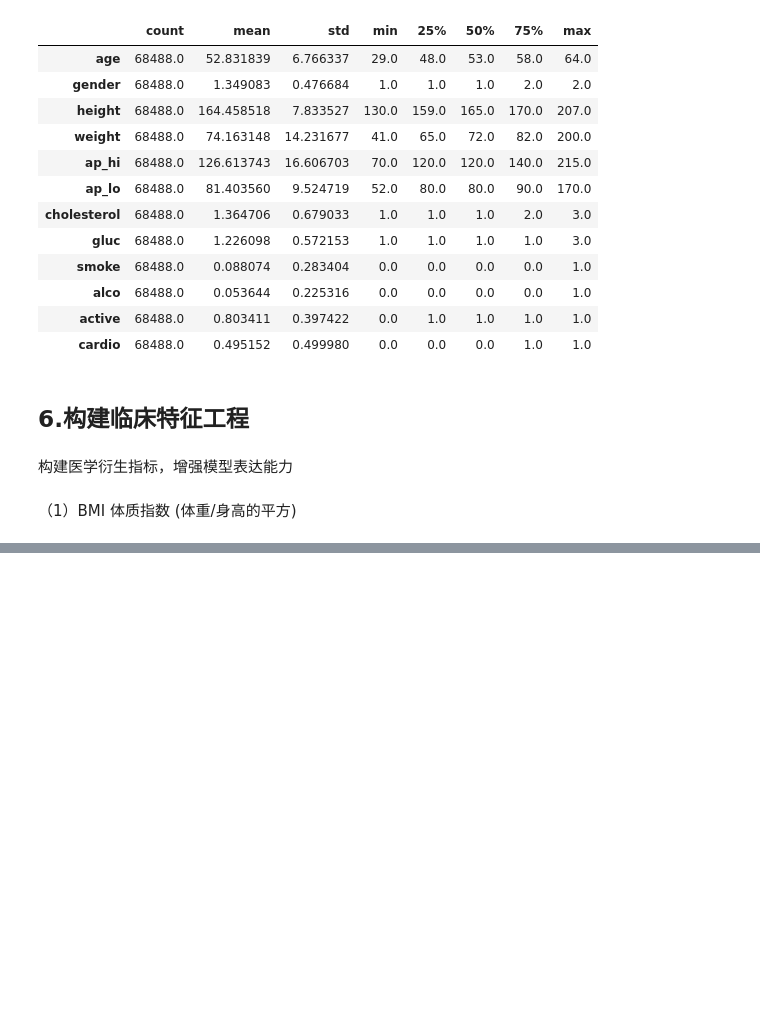
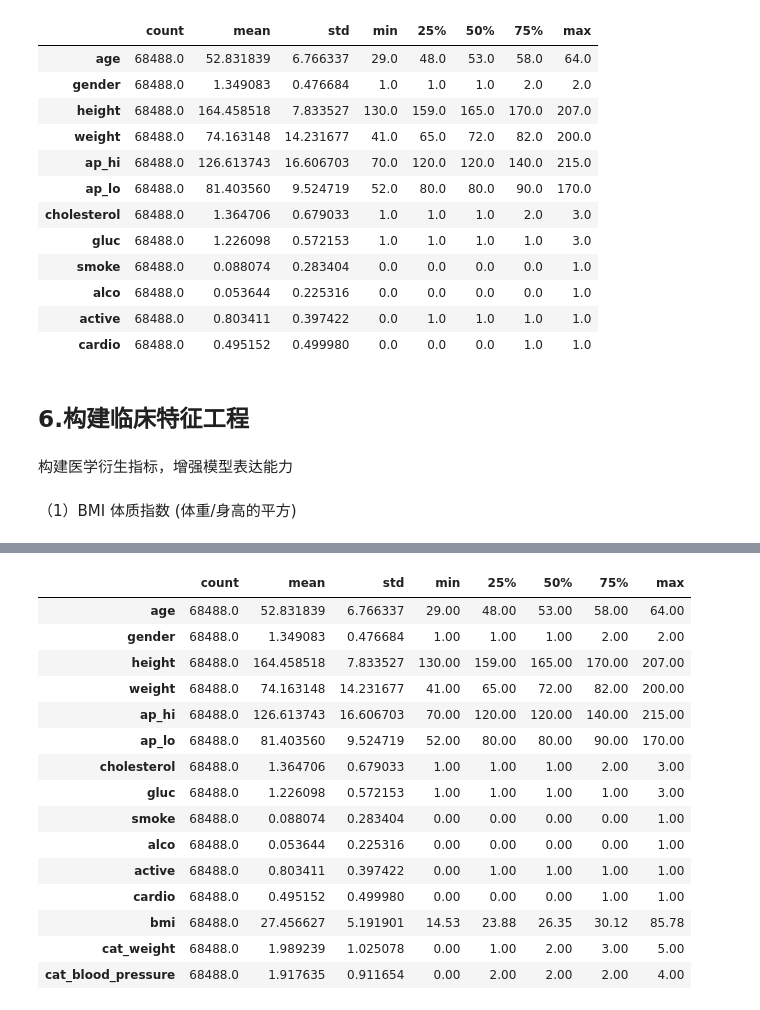
Before and after one commit to HLL007007/2026_Statistical_Modeling_School_Competition, a Jupyter notebook: main.ipynb, the cells around one changed output, grey strips where cells are left out. Saved outputs shown, nothing was run; the diff lists cells and outputs as text; code cells hidden in the pictures; blank space fills up the shorter version.

```diff
--- a/main.ipynb
+++ b/main.ipynb
@@ -67,7 +67,7 @@ np.random.seed(SEED)
 %matplotlib inline
 
 # Matplotlib 全局参数设置
-plt.style.use('bmh') # 截图中的 bmh 风格
+plt.style.use('bmh')
 plt.rcParams['figure.figsize'] = [16, 8]
 plt.rcParams['font.size'] = 18
 
@@ -79,21 +79,19 @@ pd.set_option('display.expand_frame_repr', False)
 sns.set()
 
 # --- 辅助函数 1：BMI 分类函数 ---
-# 0: Underweight, 1: Normal, 2: Overweight, 3: Obesity 1, 4: Obesity 2, 5: Morbid obesity
-def cat_bmi(bmi):
+# 0: 体重过轻, 1: 正常, 2: 超重, 3: 1级肥胖, 4: 2级肥胖, 5: 3级肥胖
     if bmi < 18.5:
-        return int(0) # 0: underweight
+        return int(0) # 0: 体重过轻
     elif 18.5 <= bmi < 25:
-        return int(1) # 1: normal
+        return int(1) # 1: 正常
     elif 25 <= bmi < 30:
-        return int(2) # 2: overweight (对应截图的 elevated/overweight)
+        return int(2) # 2: 超重
     elif 30 <= bmi < 35:
-        return int(3) # 3: obesity 1
+        return int(3) # 3: 1级肥胖
     elif 35 <= bmi < 40:
-        return int(4) # 4: obesity 2
+        return int(4) # 4: 2级肥胖
     else: # bmi >= 40
-        return int(5) # 5: morbid obesity
-
+        return int(5) # 5: 3级肥胖
 # --- 辅助函数 2：柱状图数值自动标注函数 ---
 def annot_plot(plot):
     for p in plot.patches:
@@ -278,3 +276,6 @@ df3['cat_blood_pressure'] = df3.apply(lambda x: 0 if x['ap_hi'] < 120 and x['ap_
                                       2 if 130 <= x['ap_hi'] < 140 or 80 <= x['ap_lo'] < 90 else
                                       3 if 140 <= x['ap_hi'] <= 180 or 90 <= x['ap_lo'] <= 120
                                       else 4, axis  =1)
+# %%
+df3.reset_index('id', inplace = True, drop = True)
+df3.head()
@@ -280,0 +289,19 @@ df3['cat_blood_pressure'] = df3.apply(lambda x: 0 if x['ap_hi'] < 120 and x['ap_
+# %%
+df3.describe().T
+# %% [output]
+|  | count | mean | std | min | 25% | 50% | 75% | max |
+| age | 68488.0 | 52.831839 | 6.766337 | 29.00 | 48.00 | 53.00 | 58.00 | 64.00 |
+| gender | 68488.0 | 1.349083 | 0.476684 | 1.00 | 1.00 | 1.00 | 2.00 | 2.00 |
+| height | 68488.0 | 164.458518 | 7.833527 | 130.00 | 159.00 | 165.00 | 170.00 | 207.00 |
+| weight | 68488.0 | 74.163148 | 14.231677 | 41.00 | 65.00 | 72.00 | 82.00 | 200.00 |
+| ap_hi | 68488.0 | 126.613743 | 16.606703 | 70.00 | 120.00 | 120.00 | 140.00 | 215.00 |
+| ap_lo | 68488.0 | 81.403560 | 9.524719 | 52.00 | 80.00 | 80.00 | 90.00 | 170.00 |
+| cholesterol | 68488.0 | 1.364706 | 0.679033 | 1.00 | 1.00 | 1.00 | 2.00 | 3.00 |
+| gluc | 68488.0 | 1.226098 | 0.572153 | 1.00 | 1.00 | 1.00 | 1.00 | 3.00 |
+| smoke | 68488.0 | 0.088074 | 0.283404 | 0.00 | 0.00 | 0.00 | 0.00 | 1.00 |
+| alco | 68488.0 | 0.053644 | 0.225316 | 0.00 | 0.00 | 0.00 | 0.00 | 1.00 |
+| active | 68488.0 | 0.803411 | 0.397422 | 0.00 | 1.00 | 1.00 | 1.00 | 1.00 |
+| cardio | 68488.0 | 0.495152 | 0.499980 | 0.00 | 0.00 | 0.00 | 1.00 | 1.00 |
+| bmi | 68488.0 | 27.456627 | 5.191901 | 14.53 | 23.88 | 26.35 | 30.12 | 85.78 |
+| cat_weight | 68488.0 | 1.989239 | 1.025078 | 0.00 | 1.00 | 2.00 | 3.00 | 5.00 |
+| cat_blood_pressure | 68488.0 | 1.917635 | 0.911654 | 0.00 | 2.00 | 2.00 | 2.00 | 4.00 |
```
Also changed, not shown: parts of 2 cells of this notebook, 1 other file.
